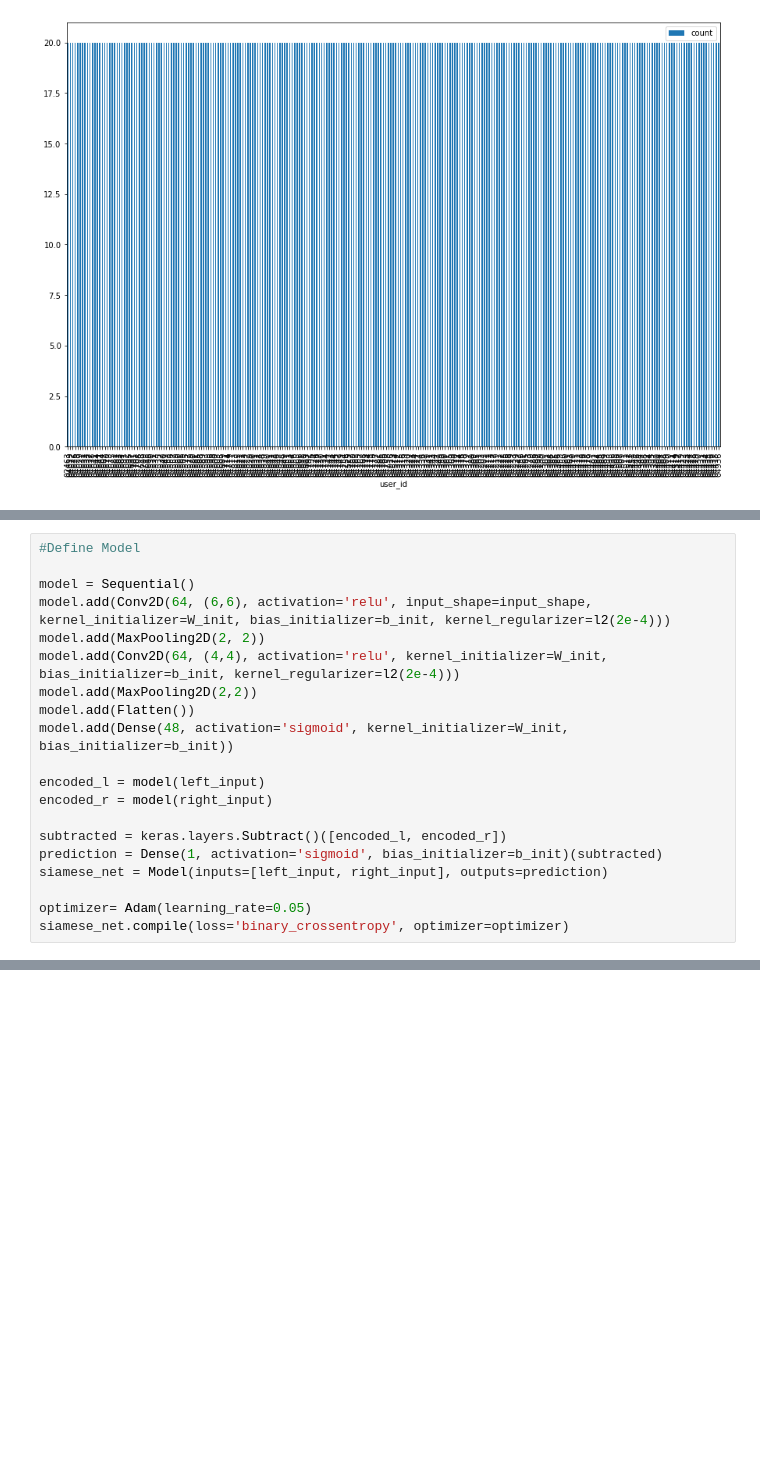
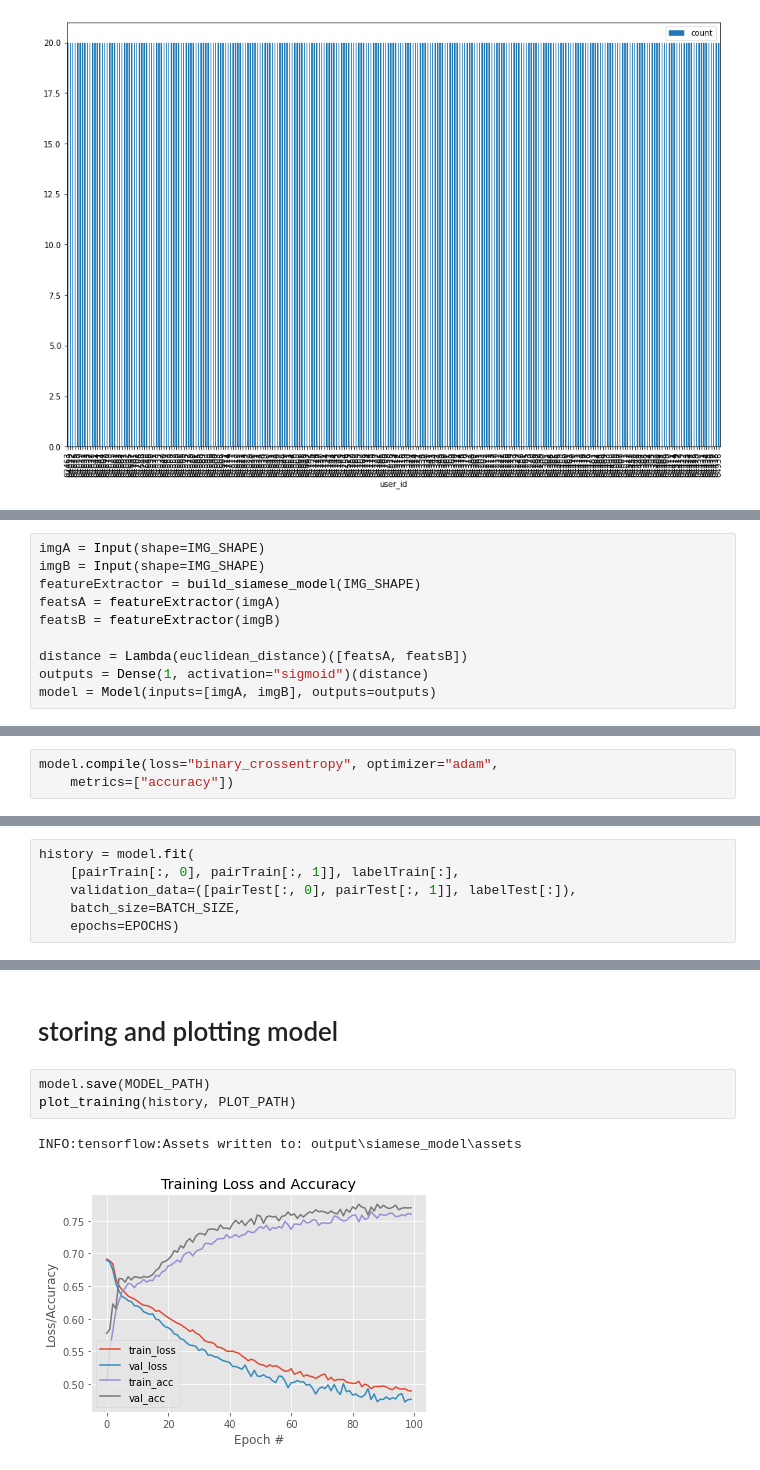
Before and after one commit to carolienbraams/Biometrics_group5, a Jupyter notebook: Case_Siamese_NN_Face_Recognition.ipynb, the cells around one changed output, grey strips where cells are left out. Drawn from its saved outputs; the diff is of its cells as text; blank space fills up the shorter version.

```diff
--- a/Case_Siamese_NN_Face_Recognition.ipynb
+++ b/Case_Siamese_NN_Face_Recognition.ipynb
@@ -205,20 +176,0 @@ b_init = keras.initializers.RandomNormal(mean = 0.5, stddev = 1e-2)
-# %%
-#Define Model
-
-model = Sequential()
-model.add(Conv2D(64, (6,6), activation='relu', input_shape=input_shape, kernel_initializer=W_init, bias_initializer=b_init, kernel_regularizer=l2(2e-4)))
-model.add(MaxPooling2D(2, 2))
-model.add(Conv2D(64, (4,4), activation='relu', kernel_initializer=W_init, bias_initializer=b_init, kernel_regularizer=l2(2e-4)))
-model.add(MaxPooling2D(2,2))
-model.add(Flatten())
-model.add(Dense(48, activation='sigmoid', kernel_initializer=W_init, bias_initializer=b_init))
-
-encoded_l = model(left_input)
-encoded_r = model(right_input)
-
-subtracted = keras.layers.Subtract()([encoded_l, encoded_r])
-prediction = Dense(1, activation='sigmoid', bias_initializer=b_init)(subtracted)
-siamese_net = Model(inputs=[left_input, right_input], outputs=prediction)
-
-optimizer= Adam(learning_rate=0.05)
-siamese_net.compile(loss='binary_crossentropy', optimizer=optimizer)
@@ -356,0 +225,10 @@ KeyboardInterrupt:
+# %%
+imgA = Input(shape=IMG_SHAPE)
+imgB = Input(shape=IMG_SHAPE)
+featureExtractor = build_siamese_model(IMG_SHAPE)
+featsA = featureExtractor(imgA)
+featsB = featureExtractor(imgB)
+
+distance = Lambda(euclidean_distance)([featsA, featsB])
+outputs = Dense(1, activation="sigmoid")(distance)
+model = Model(inputs=[imgA, imgB], outputs=outputs)
@@ -356,0 +237,3 @@ KeyboardInterrupt:
+# %%
+model.compile(loss="binary_crossentropy", optimizer="adam",
+	metrics=["accuracy"])
@@ -356,0 +242,6 @@ KeyboardInterrupt:
+# %%
+history = model.fit(
+	[pairTrain[:, 0], pairTrain[:, 1]], labelTrain[:],
+	validation_data=([pairTest[:, 0], pairTest[:, 1]], labelTest[:]),
+	batch_size=BATCH_SIZE,
+	epochs=EPOCHS)
@@ -356,0 +266,8 @@ KeyboardInterrupt:
+# %% [markdown]
+# storing and plotting model
+# %%
+model.save(MODEL_PATH)
+plot_training(history, PLOT_PATH)
+# %% [output]
+INFO:tensorflow:Assets written to: output\siamese_model\assets
+[figure, added]
```
Also changed, not shown: parts of 24 cells of this notebook, 1 other file.
